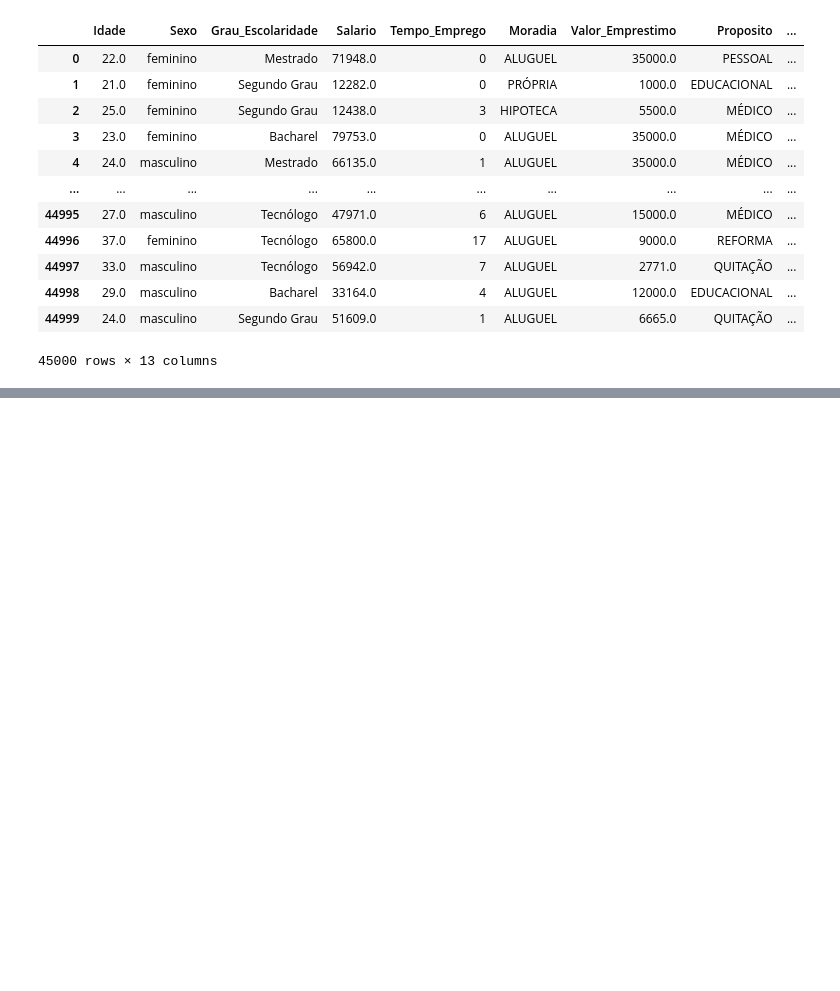
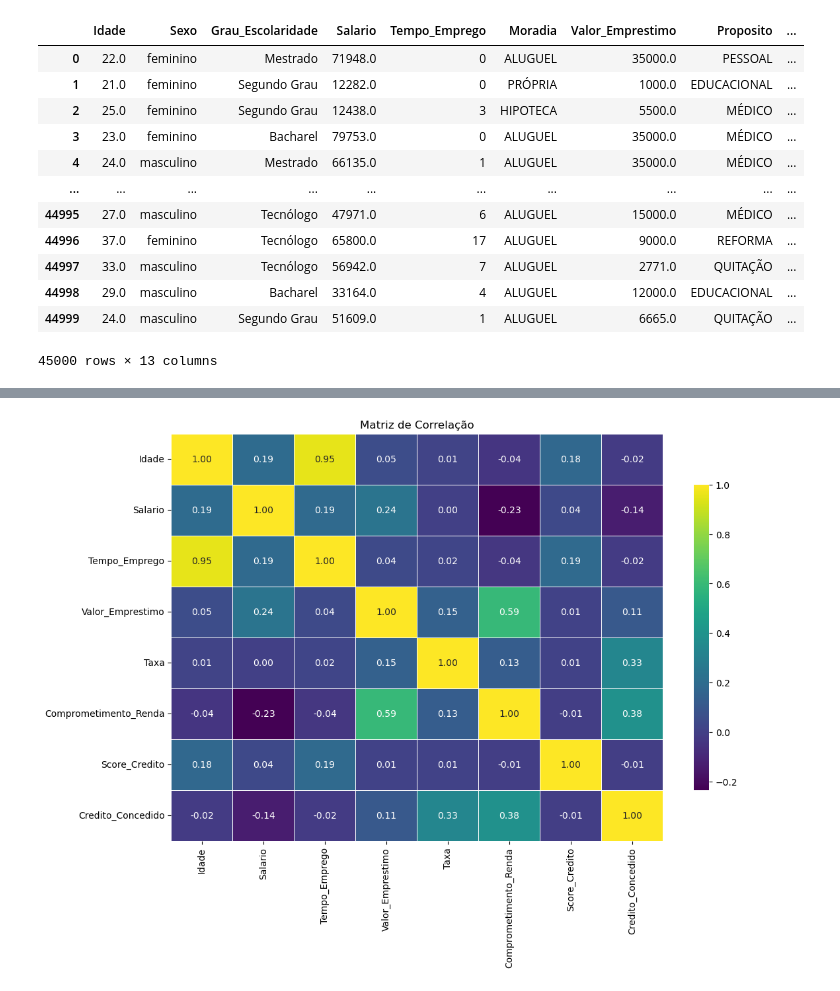
Before and after one commit to beatrizalmeidaf/credit-scoring-ml-classification, a Jupyter notebook: main.ipynb, the cells around one changed output, grey strips where cells are left out. Saved outputs shown, nothing was run; the diff lists cells and outputs as text; code cells hidden in the pictures; blank space fills up the shorter version.

```diff
--- a/main.ipynb
+++ b/main.ipynb
@@ -78,0 +180,9 @@ data
+# %%
+plt.figure(figsize=(12, 8))
+
+corr = data.corr(numeric_only=True)
+sns.heatmap(corr, cmap='viridis', annot=True, fmt=".2f", linewidths=0.5, cbar_kws={'shrink': 0.75})
+plt.title('Matriz de Correlação')
+plt.show()
+# %% [output]
+[figure, added]
```
Also changed, not shown: parts of 15 cells of this notebook, 1 other file.
